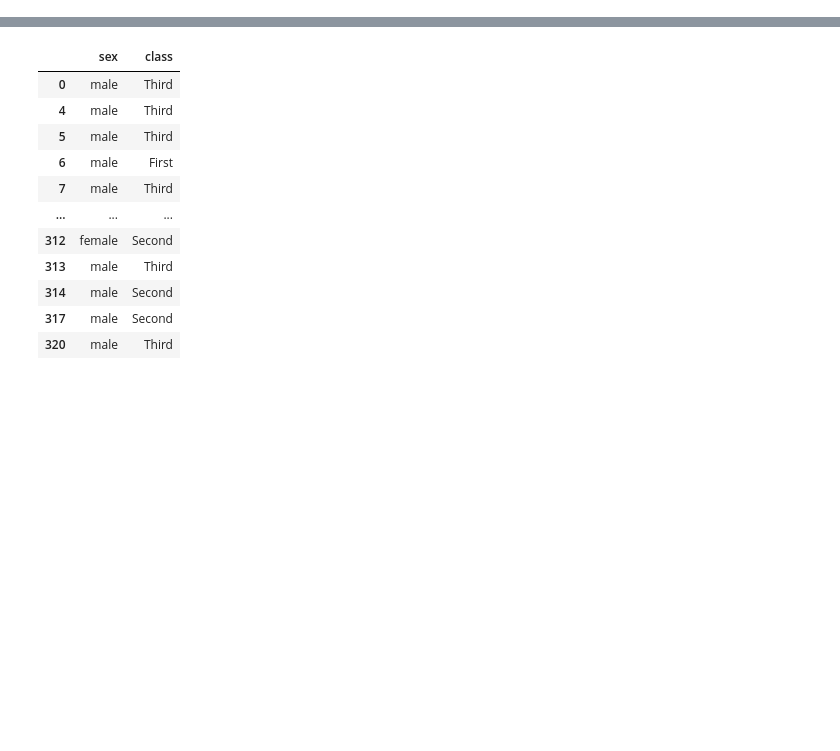
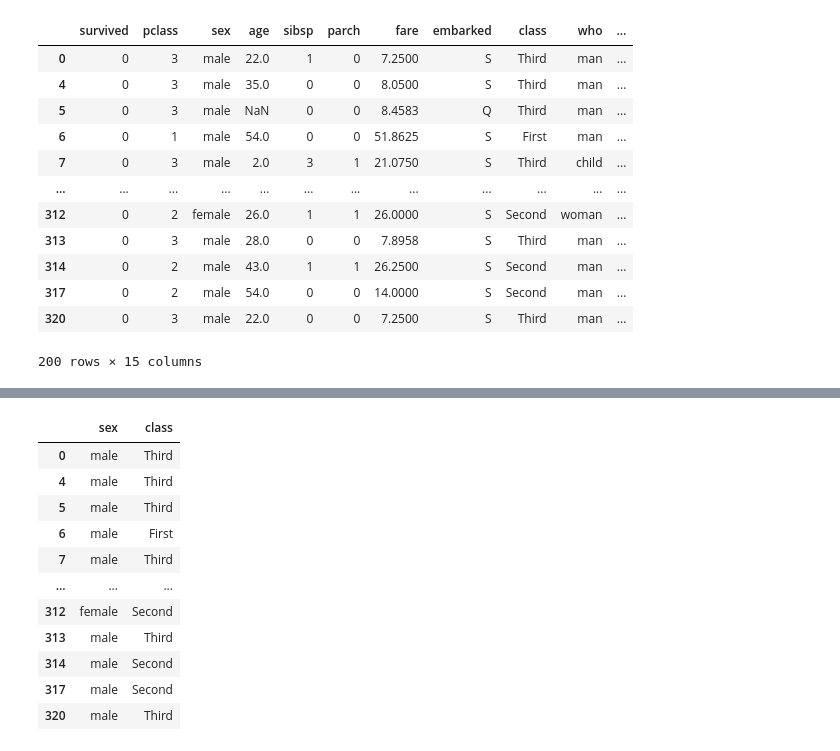
Before and after one commit to gabrielmazzitelli86/Titanic, a Jupyter notebook: titanic.ipynb, the cells around one changed output, grey strips where cells are left out. Cells and saved outputs as stored; diff of their text form; code cells hidden in the pictures; blank space fills up the shorter version.

```diff
--- a/titanic.ipynb
+++ b/titanic.ipynb
@@ -19 +26,18 @@ df_titanic.head()
+# %%
+df_titanic_deaths=df_titanic[df_titanic.alive=='no']
+df_titanic_deaths.head(200)
+# %% [output]
+|  | survived | pclass | sex | age | sibsp | parch | fare | embarked | class | who | ... |
+| 0 | 0 | 3 | male | 22.0 | 1 | 0 | 7.2500 | S | Third | man | ... |
+| 4 | 0 | 3 | male | 35.0 | 0 | 0 | 8.0500 | S | Third | man | ... |
+| 5 | 0 | 3 | male | NaN | 0 | 0 | 8.4583 | Q | Third | man | ... |
+| 6 | 0 | 1 | male | 54.0 | 0 | 0 | 51.8625 | S | First | man | ... |
+| 7 | 0 | 3 | male | 2.0 | 3 | 1 | 21.0750 | S | Third | child | ... |
+| ... | ... | ... | ... | ... | ... | ... | ... | ... | ... | ... | ... |
+| 312 | 0 | 2 | female | 26.0 | 1 | 1 | 26.0000 | S | Second | woman | ... |
+| 313 | 0 | 3 | male | 28.0 | 0 | 0 | 7.8958 | S | Third | man | ... |
+| 314 | 0 | 2 | male | 43.0 | 1 | 1 | 26.2500 | S | Second | man | ... |
+| 317 | 0 | 2 | male | 54.0 | 0 | 0 | 14.0000 | S | Second | man | ... |
+| 320 | 0 | 3 | male | 22.0 | 0 | 0 | 7.2500 | S | Third | man | ... |
+200 rows × 15 columns
 # %%
```
Also changed, not shown: parts of 9 cells of this notebook.
